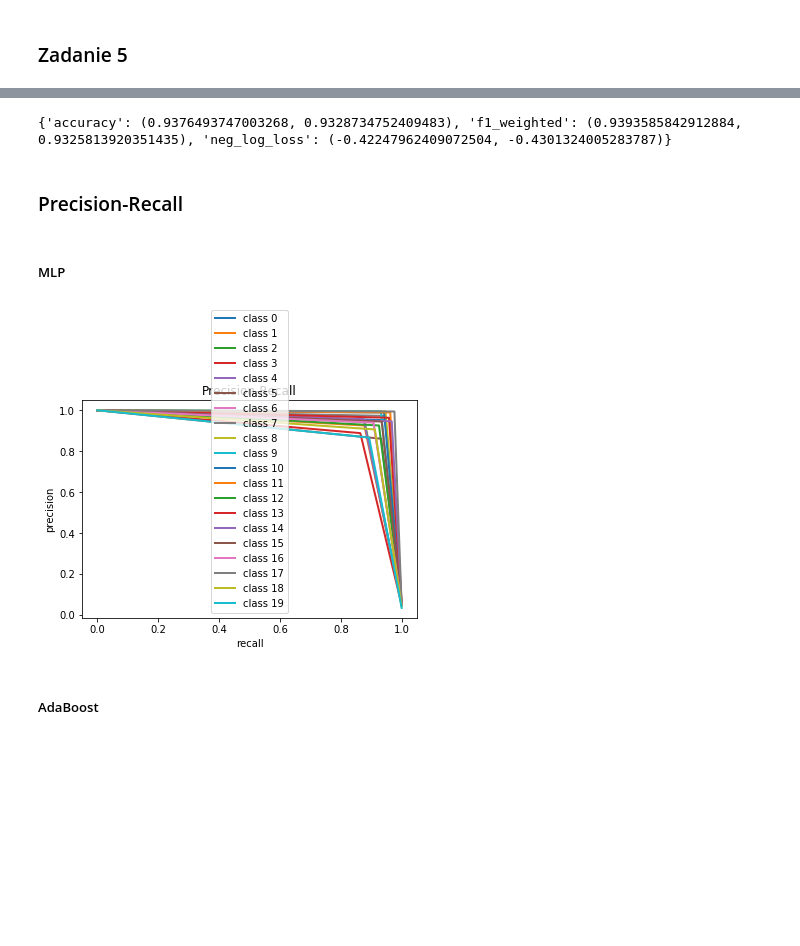
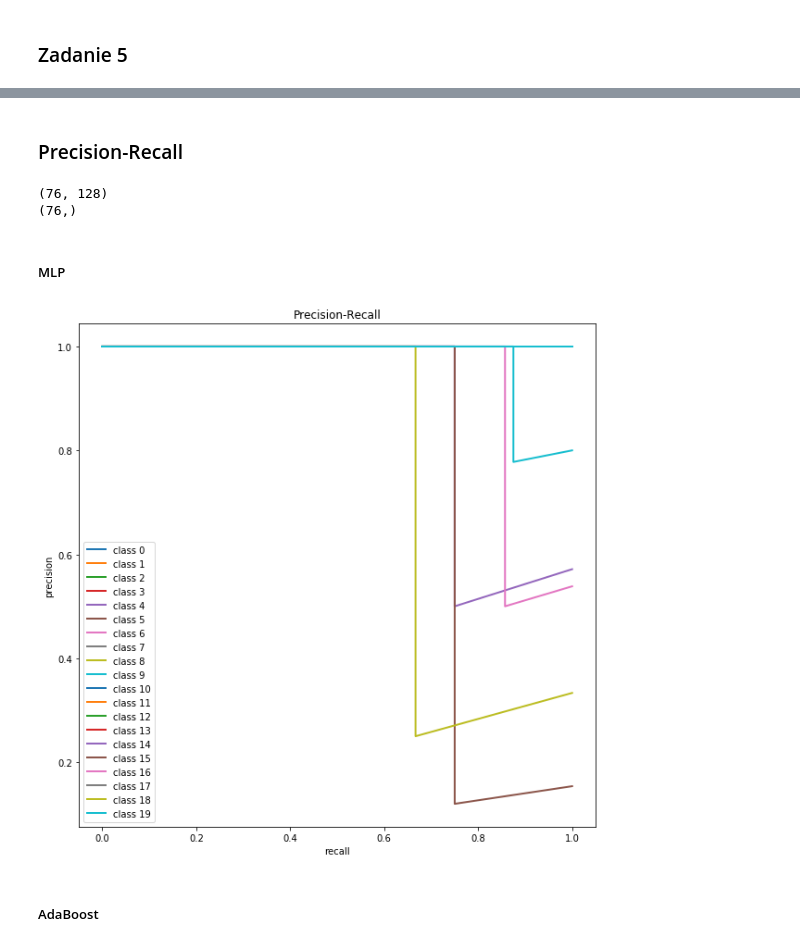
Before and after one commit to pszemkor/ML-AdaBoost-NN-comparison, a Jupyter notebook: ML-proj.ipynb, the cells around one changed output, grey strips where cells are left out. Cells and saved outputs as stored; diff of their text form; code cells hidden in the pictures; blank space fills up the shorter version.

```diff
--- a/ML-proj.ipynb
+++ b/ML-proj.ipynb
@@ -234,43 +229,38 @@ frame
-# %%
-results = []
-
-for metric, v in scores.items():
-    ada, mlp = v
-    scores[metric] = (np.mean(ada), np.mean(mlp))
-    results.append([metric, 'MLP', np.mean(mlp)])
-    results.append([metric, 'ADA', np.mean(ada)])
-
-print(scores)
-frame = pd.DataFrame(results, columns=['Metric', 'Classifier','Score mean'])
-frame
-# %% [output]
-{'accuracy': (0.9376493747003268, 0.9328734752409483), 'f1_weighted': (0.9393585842912884, 0.9325813920351435), 'neg_log_loss': (-0.42247962409072504, -0.4301324005283787)}
 # %% [markdown]
 ### Precision-Recall
 # %%
 Y_train_bin = label_binarize(Y_train, classes=[*range(n)])
 Y_test_bin = label_binarize(Y_test, classes=[*range(n)])
+X_train = X_train[:]
+X_test = X_test[:]
 n = 20
+print(Y_test_bin.shape)
+print(Y_test.shape)
+cls = OneVsRestClassifier(estimator=create_mlp())
+cls.fit(X_train, Y_train_bin)
+mlp_pred = cls.predict_proba(X_test)
+cls = OneVsRestClassifier(estimator=create_ada())
+cls.fit(X_train, Y_train_bin)
+ada_pred = cls.predict_proba(X_test)
+# %% [output]
+(76, 128)
+(76,)
 # %% [markdown]
 #####  MLP
 # %%
-cls = OneVsRestClassifier(estimator=create_mlp())
-cls.fit(X_train, Y_train_bin)
-pred = cls.predict(X_test)
-
 prec = dict()
 rec = dict()
 for i in range(n):
-    prec[i], rec[i], _ = precision_recall_curve(Y_test_bin[:, i], pred[:, i])
+    prec[i], rec[i], _ = precision_recall_curve(Y_test_bin[:, i], mlp_pred[:, i])
     plt.plot(rec[i], prec[i], lw=2, label='class {}'.format(i))
 plt.rcParams["figure.figsize"] = (10,10)
 plt.xlabel("recall")
 plt.ylabel("precision")
 plt.legend(loc="best")
 plt.title("Precision-Recall")
 plt.show()
 # %% [output]
-[figure, old version]
+[figure, new version]
 # %% [markdown]
 #####  AdaBoost
 # %%
```
Also changed, not shown: parts of 16 cells of this notebook.
